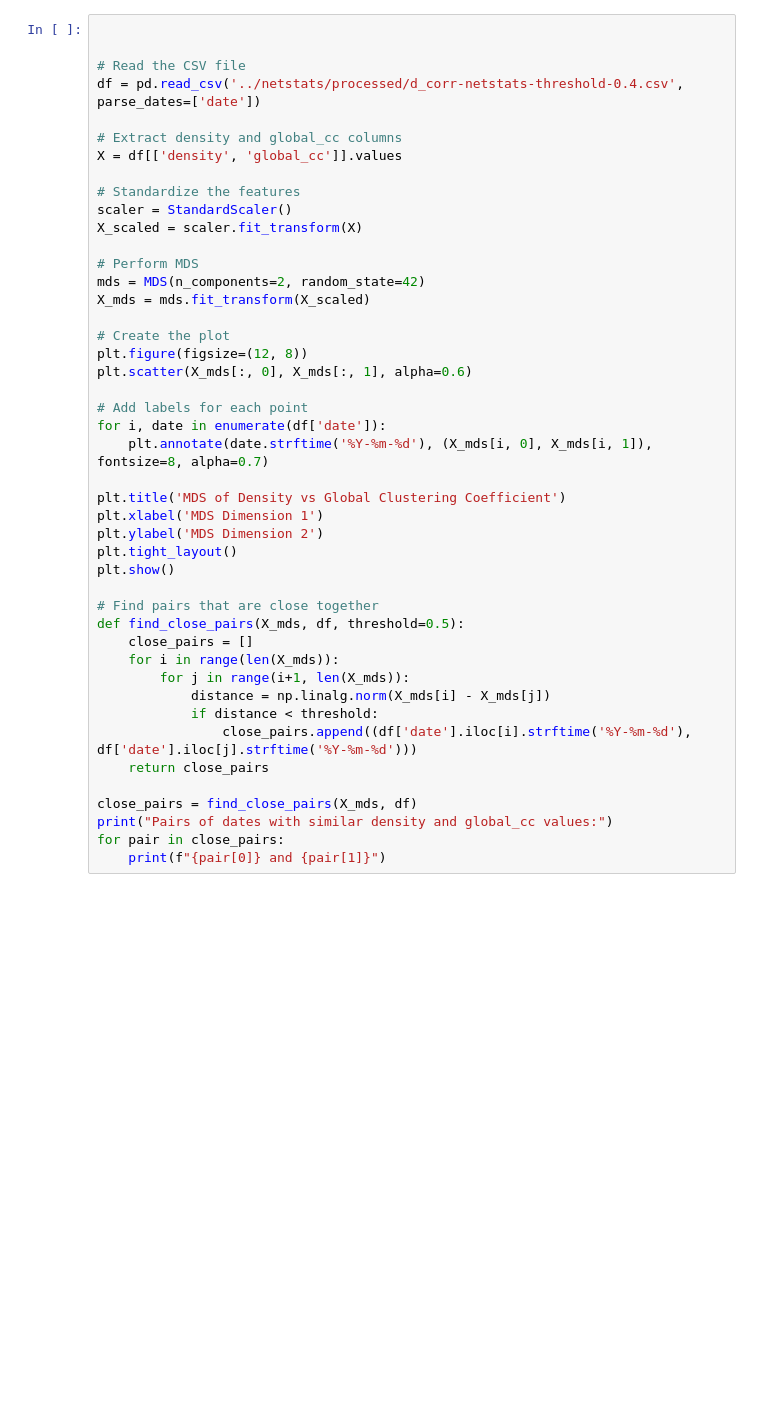
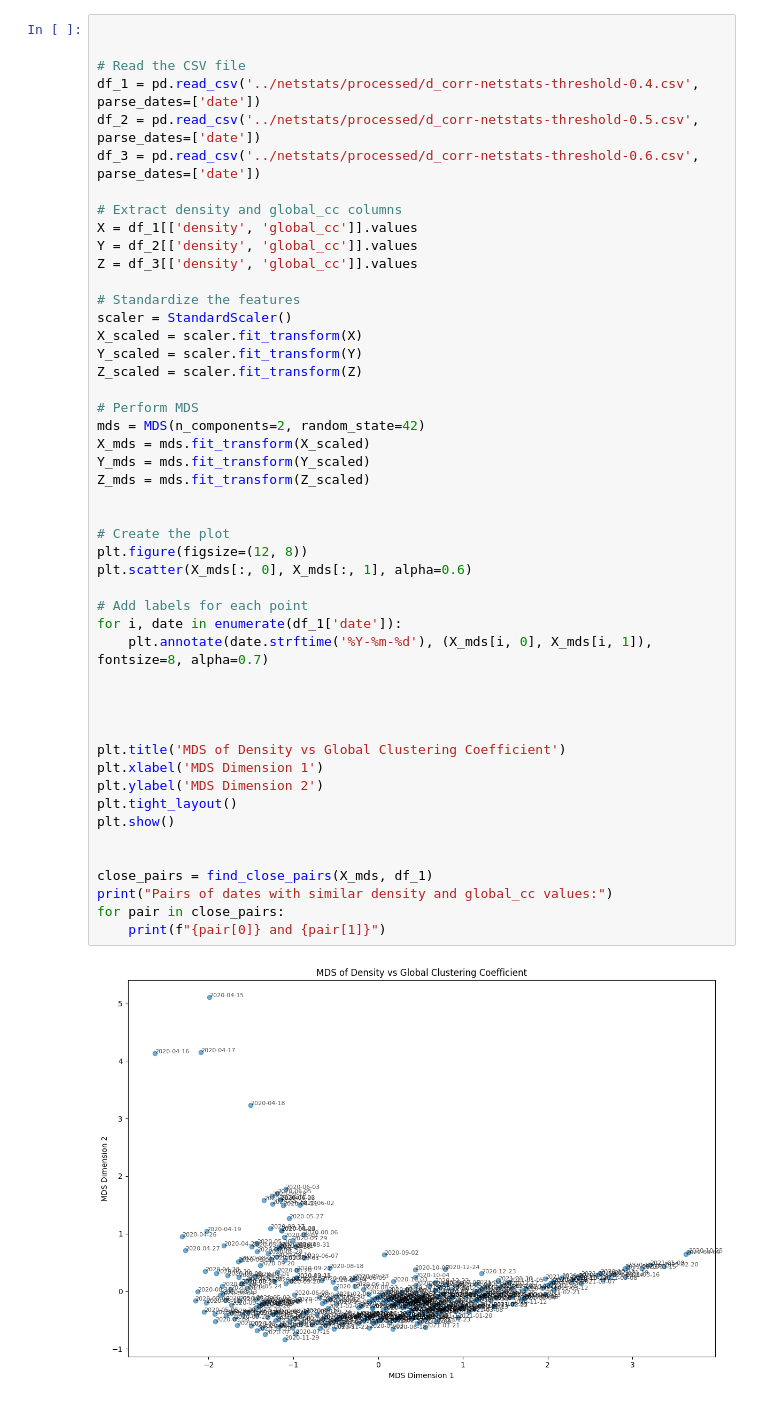
Before and after one commit to chesches02/-Thesis-Infodemiology-GT, a Jupyter notebook: covid-19-google-trends-network/scripts/Linear Regression/Multidimensional_Scaling.ipynb, the cells around one changed output. Saved outputs shown, nothing was run; the diff lists cells and outputs as text; blank space fills up the shorter version.

```diff
--- a/covid-19-google-trends-network/scripts/Linear Regression/Multidimensional_Scaling.ipynb
+++ b/covid-19-google-trends-network/scripts/Linear Regression/Multidimensional_Scaling.ipynb
@@ -7,44 +18,49 @@ from sklearn.preprocessing import StandardScaler
 
 
 # Read the CSV file
-df = pd.read_csv('../netstats/processed/d_corr-netstats-threshold-0.4.csv', parse_dates=['date'])
+df_1 = pd.read_csv('../netstats/processed/d_corr-netstats-threshold-0.4.csv', parse_dates=['date'])
+df_2 = pd.read_csv('../netstats/processed/d_corr-netstats-threshold-0.5.csv', parse_dates=['date'])
+df_3 = pd.read_csv('../netstats/processed/d_corr-netstats-threshold-0.6.csv', parse_dates=['date'])
 
 # Extract density and global_cc columns
-X = df[['density', 'global_cc']].values
+X = df_1[['density', 'global_cc']].values
+Y = df_2[['density', 'global_cc']].values
+Z = df_3[['density', 'global_cc']].values
 
 # Standardize the features
 scaler = StandardScaler()
 X_scaled = scaler.fit_transform(X)
+Y_scaled = scaler.fit_transform(Y)
+Z_scaled = scaler.fit_transform(Z)
 
 # Perform MDS
 mds = MDS(n_components=2, random_state=42)
 X_mds = mds.fit_transform(X_scaled)
+Y_mds = mds.fit_transform(Y_scaled)
+Z_mds = mds.fit_transform(Z_scaled)
+
 
 # Create the plot
 plt.figure(figsize=(12, 8))
 plt.scatter(X_mds[:, 0], X_mds[:, 1], alpha=0.6)
 
 # Add labels for each point
-for i, date in enumerate(df['date']):
+for i, date in enumerate(df_1['date']):
     plt.annotate(date.strftime('%Y-%m-%d'), (X_mds[i, 0], X_mds[i, 1]), fontsize=8, alpha=0.7)
+
+
+
 
 plt.title('MDS of Density vs Global Clustering Coefficient')
 plt.xlabel('MDS Dimension 1')
 plt.ylabel('MDS Dimension 2')
 plt.tight_layout()
 plt.show()
 
-# Find pairs that are close together
-def find_close_pairs(X_mds, df, threshold=0.5):
-    close_pairs = []
-    for i in range(len(X_mds)):
-        for j in range(i+1, len(X_mds)):
-            distance = np.linalg.norm(X_mds[i] - X_mds[j])
-            if distance < threshold:
-                close_pairs.append((df['date'].iloc[i].strftime('%Y-%m-%d'), df['date'].iloc[j].strftime('%Y-%m-%d')))
-    return close_pairs
 
-close_pairs = find_close_pairs(X_mds, df)
+close_pairs = find_close_pairs(X_mds, df_1)
 print("Pairs of dates with similar density and global_cc values:")
 for pair in close_pairs:
     print(f"{pair[0]} and {pair[1]}")
+# %% [output]
+[figure, added]
```
Also changed, not shown: parts of 8 cells of this notebook.
